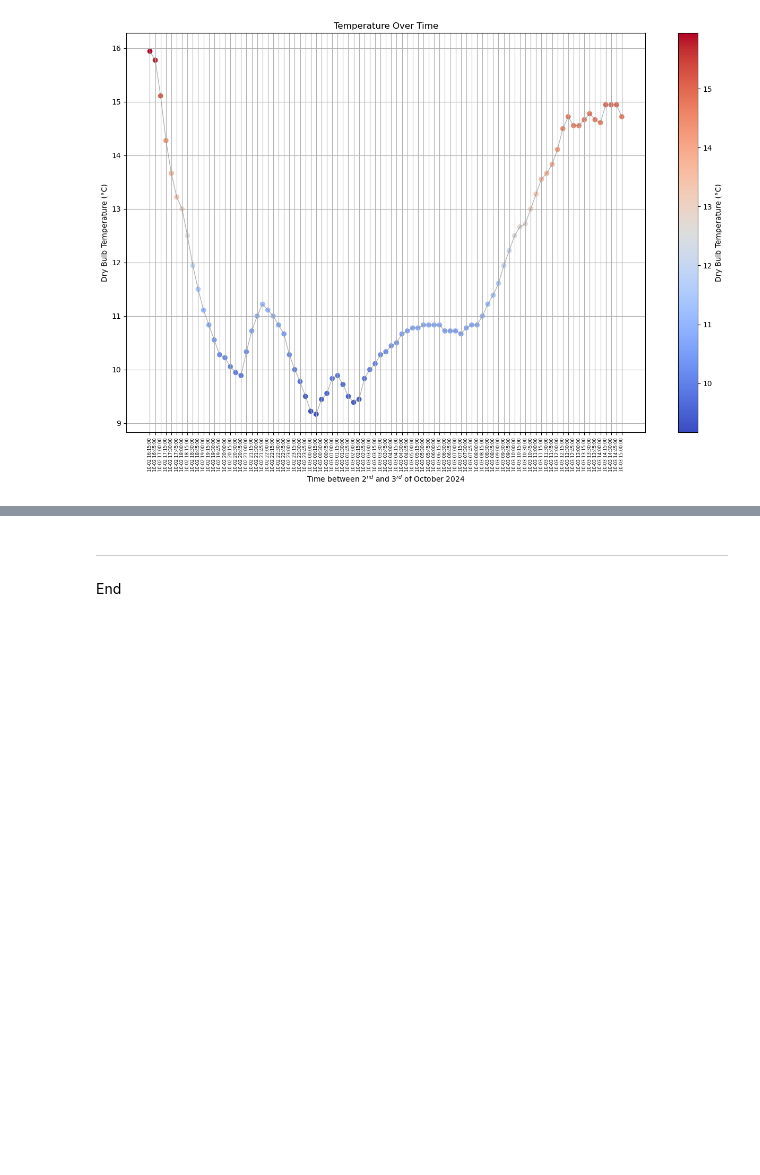
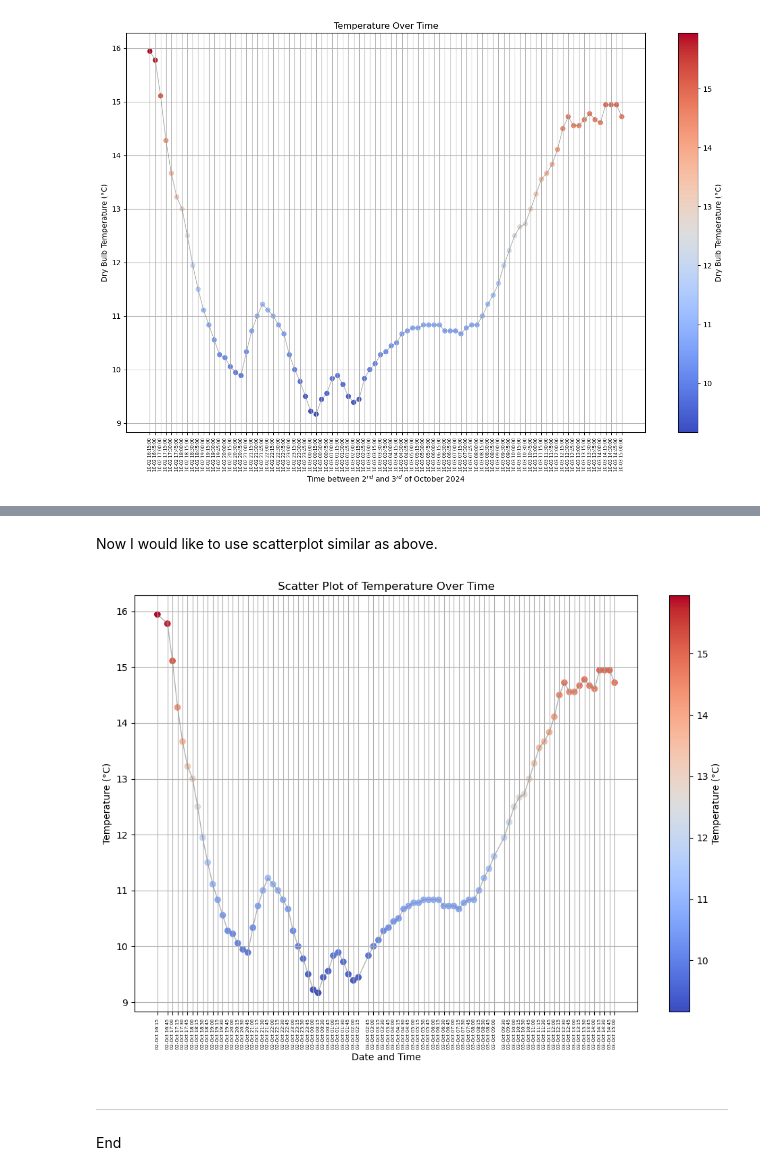
Before and after one commit to mondbr/PFDA_assignments, a Jupyter notebook: assignment2-weather.ipynb, the cells around one changed output, grey strips where cells are left out. Drawn from its saved outputs; the diff is of its cells as text; code cells hidden in the pictures; blank space fills up the shorter version.

```diff
--- a/assignment2-weather.ipynb
+++ b/assignment2-weather.ipynb
@@ -165,3 +209,26 @@ ax.grid()
+# %% [markdown]
+Now I would like to use scatterplot similar as above.
+# %%
+# Creating scatterplot, using 'dryBulbTemperature_Celsius' for color mapping
+plt.figure(figsize=(12, 8))
+scatter = plt.scatter(df['datetime'], df['dryBulbTemperature_Celsius'], c=df['dryBulbTemperature_Celsius'], cmap='coolwarm')
+
+# adding color bar to show the temperature scale
+plt.colorbar(scatter, label='Temperature (°C)')
+
+# adding line connecting the dots
+plt.plot(df['datetime'], df['dryBulbTemperature_Celsius'], color='gray', linewidth=1, alpha=0.6)
+
+
+plt.xlabel('Date and Time')
+plt.ylabel('Temperature (°C)')
+plt.title('Scatter Plot of Temperature Over Time')
+plt.xticks(df['datetime'], df['datetime'].dt.strftime('%d-%b %H:%M'), rotation=90, fontsize=5) #df['datetime'].dt.strftime('%d-%b %H:%M'): This formats the datetime values to display
+                                                                                                #as day month hour
+plt.grid(True)
+plt.show()
+# %% [output]
+[figure, added]
 # %% [markdown]
 *****************
 End
```
Also changed, not shown: parts of 3 cells of this notebook.
